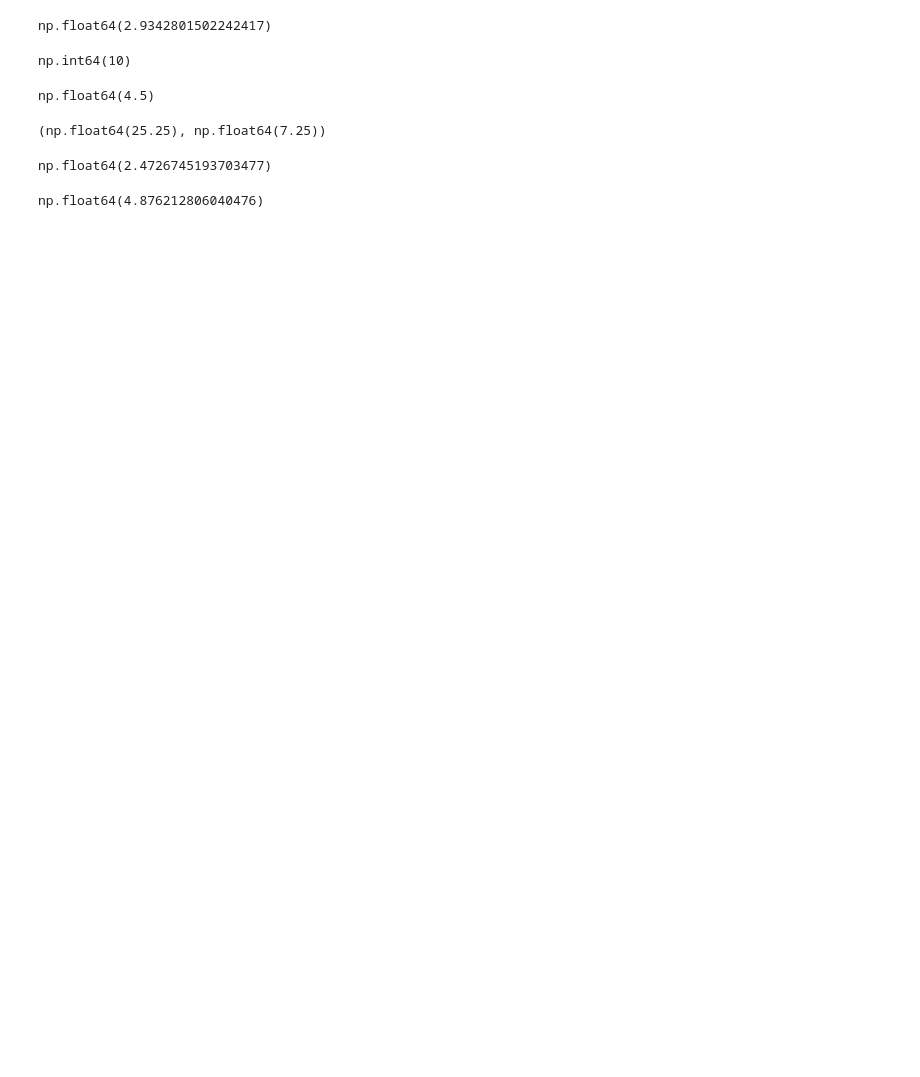
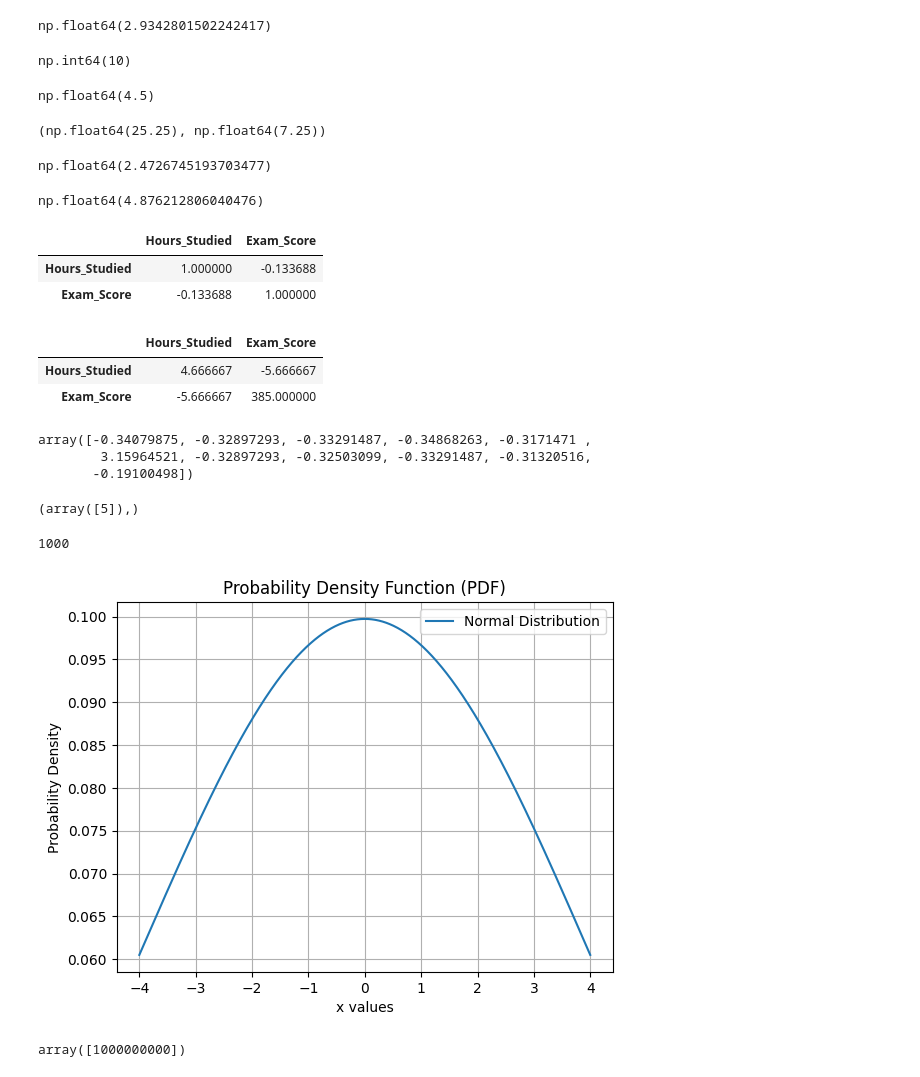
Before and after one commit to KhushiThakur25/NehaDataScience, a Jupyter notebook: Stats.ipynb, the cells around one changed output. Drawn from its saved outputs; the diff is of its cells as text; code cells hidden in the pictures; blank space fills up the shorter version.

```diff
--- a/Stats.ipynb
+++ b/Stats.ipynb
@@ -74,0 +86,14 @@ np.float64(4.876212806040476)
+# %%
+data_2 = df.corr()
+data_2
+# %% [output]
+|  | Hours_Studied | Exam_Score |
+| Hours_Studied | 1.000000 | -0.133688 |
+| Exam_Score | -0.133688 | 1.000000 |
+# %%
+data_1 = df.cov()
+data_1
+# %% [output]
+|  | Hours_Studied | Exam_Score |
+| Hours_Studied | 4.666667 | -5.666667 |
+| Exam_Score | -5.666667 | 385.000000 |
@@ -74,0 +103,34 @@ np.float64(4.876212806040476)
+# %%
+z_score
+# %% [output]
+array([-0.34079875, -0.32897293, -0.33291487, -0.34868263, -0.3171471 ,
+        3.15964521, -0.32897293, -0.32503099, -0.33291487, -0.31320516,
+       -0.19100498])
+# %%
+outliers = np.where(np.abs(z_score) > 3)
+outliers
+# %% [output]
+(array([5]),)
+# %%
+mu = 0
+sigma = 4
+# %%
+x = np.linspace(-4,4,1000)
+# %%
+pdf_values = norm.pdf(x,mu,sigma)
+# %%
+len(pdf_values)
+# 0.03247672 - 0.0323794
+# 9.731999999999796e-05
+# %% [output]
+1000
+# %%
+plt.plot(x,pdf_values,label='Normal Distribution')
+plt.xlabel('x values')
+plt.ylabel('Probability Density')
+plt.title("Probability Density Function (PDF)")
+plt.legend()
+plt.grid()
+plt.show()
+# %% [output]
+[figure, added]
@@ -74,0 +147,4 @@ np.float64(4.876212806040476)
+# %%
+outliers
+# %% [output]
+array([1000000000])
```
Also changed, not shown: parts of 8 cells of this notebook.
